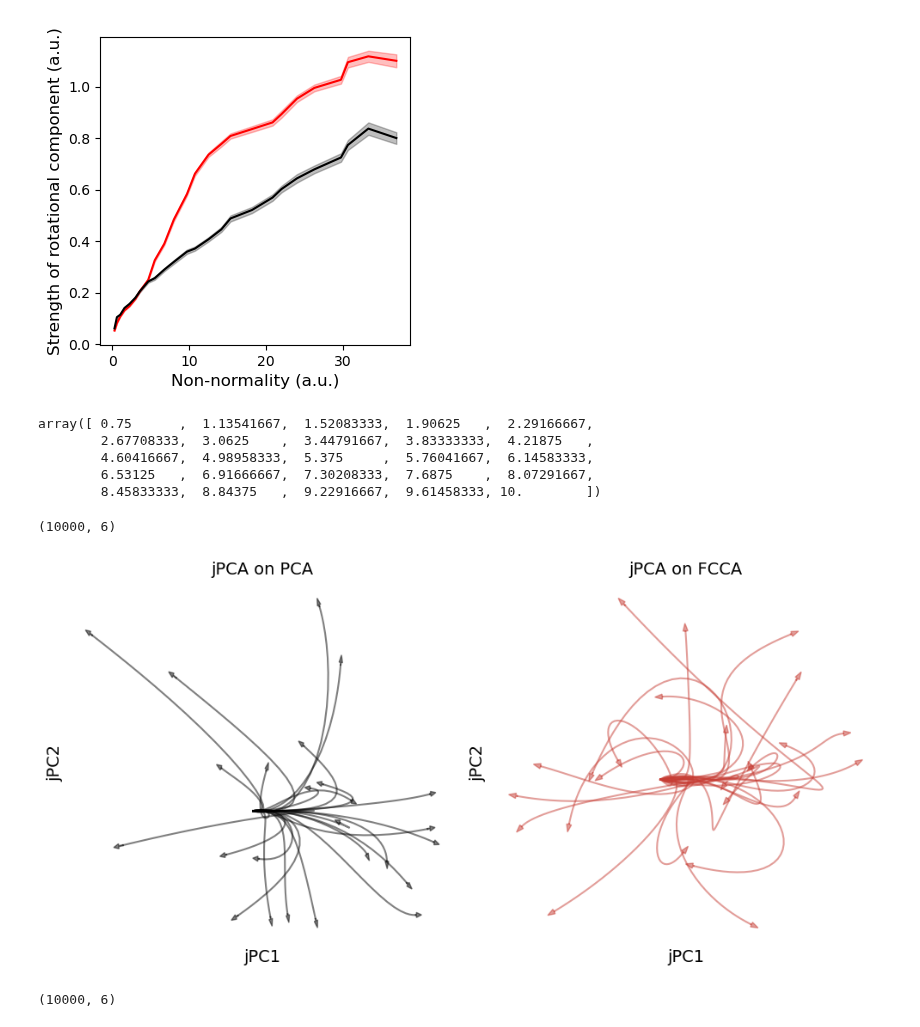
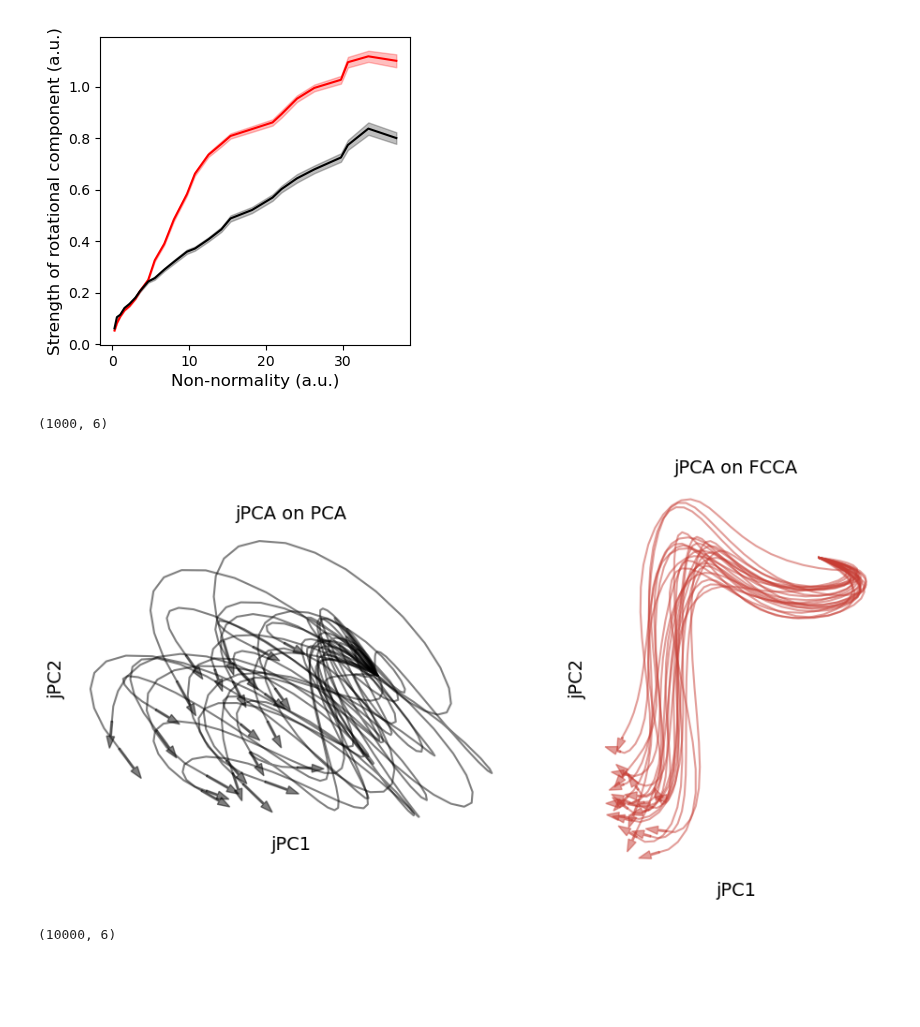
Before and after one commit to BouchardLab/FCCA_analysis, a Jupyter notebook: notebooks/theory/soc.ipynb, the cells around one changed output. Cells and saved outputs as stored; diff of their text form; code cells hidden in the pictures; blank space fills up the shorter version.

```diff
--- a/notebooks/theory/soc.ipynb
+++ b/notebooks/theory/soc.ipynb
@@ -384,7 +384,7 @@ for rep in range(reps):
             nn[rep, i, j, 0] = np.linalg.norm(A @ A.T - A.T @ A)
 
             # Solve for the exact covarinace function and evaluate it at intervals of dt
-            Pi = scipy.linalg.solve_continuous_lyapunov(A, -np.eye(A.shape[0]))
+            Pi = scipy.linalg.solve_chontinuous_lyapunov(A, -np.eye(A.shape[0]))
             t_ = [j * dt for j in range(10)]
             cross_covs = [scipy.linalg.expm(tau * A) @ Pi for tau in t_]
 
@@ -589,27 +589,19 @@ def gen_activity(A, T, h):
 
     # G: linear i.i.d noise with sigma
     def g_(x, t):
-        return 0.1*np.eye(A.shape[0])
+        return 0.25*np.eye(A.shape[0])
 
     # Generate random initial condition and then integrate over the desired time period
     tspace = np.linspace(0, T, int(T/h))
 
-    x0 = np.ones(size=(A.shape[0],))
+    x0 = np.ones(A.shape[0])
 
     return sdeint.itoSRI2(f_, g_, x0, tspace)
-# %%
-R
-# %% [output]
-array([ 0.75      ,  1.13541667,  1.52083333,  1.90625   ,  2.29166667,
-        2.67708333,  3.0625    ,  3.44791667,  3.83333333,  4.21875   ,
-        4.60416667,  4.98958333,  5.375     ,  5.76041667,  6.14583333,
-        6.53125   ,  6.91666667,  7.30208333,  7.6875    ,  8.07291667,
-        8.45833333,  8.84375   ,  9.22916667,  9.61458333, 10.        ])
 # %%
 # Plot trajectories from the systems towards the end of the curves
-
+R = np.unique(df['R'].values)
 # Get the A matrix associated with the
-df_ = apply_df_filters(df, R=R[10])
+df_ = apply_df_filters(df, R=R[20])
 A = df_.iloc[0]['A']
 d = 6
 dt = 1
@@ -642,14 +634,14 @@ from scipy.ndimage import gaussian_filter1d
 # %%
 xpca[0].shape
 # %% [output]
-(10000, 6)
+(1000, 6)
 # %%
 ############## Trajectory Plots #################
 fig, ax = plt.subplots(1, 2, figsize=(10, 5))
 
 for i in range(0, 25):
 
-    trajectory = gaussian_filter1d(xpca[i][0:25, :], sigma=6, axis=0)
+    trajectory = gaussian_filter1d(xpca[i][0:100, :], sigma=5, axis=0)[0:40]
 
     # Center and normalize trajectories
     trajectory -= trajectory[0]
@@ -661,7 +653,7 @@ for i in range(0, 25):
     # Rotate *clockwise* by theta
     R = lambda theta: np.array([[np.cos(-1*theta), -np.sin(-theta)], \
                                     [np.sin(-theta), np.cos(theta)]])
-    trajectory = np.array([R(theta0) @ t[0:2] for t in trajectory])
+    #trajectory = np.array([R(theta0) @ t[0:2] for t in trajectory])
 
     ax[0].plot(trajectory[:, 0], trajectory[:, 1], 'k', alpha=0.5)
     ax[0].arrow(trajectory[-1, 0], trajectory[-1, 1],
@@ -669,16 +661,16 @@ for i in range(0, 25):
                 head_width=0.005, color="k", alpha=0.5)
 
 
-    trajectory = gaussian_filter1d(xfca[i][0:50, :], sigma=10, axis=0)
+    trajectory = gaussian_filter1d(xfca[i][0:100, :], sigma=5, axis=0)[0:40]
 
     # Center trajectories
     trajectory -= trajectory[0]
     trajectory /= np.linalg.norm(trajectory)
 
     # Rotate trajectory so that the first 5 timesteps all go off at the same angle
-    theta0 = np.arctan2(trajectory[15, 1], trajectory[15, 0])
+    theta0 = np.arctan2(trajectory[5, 1], trajectory[5, 0])
 
-    trajectory = np.array([R(theta0) @ t[0:2] for t in trajectory])
+    #trajectory = np.array([R(theta0) @ t[0:2] for t in trajectory])
 
     ax[1].plot(trajectory[:, 0], trajectory[:, 1], '#c73d34', alpha=0.5)
     ax[1].arrow(trajectory[-1, 0], trajectory[-1, 1],
@@ -693,32 +685,36 @@ for i in range(0, 25):
 
 # ax[0].set_xlim([-0.3, 0.3])
 # ax[1].set_xlim([-0.3, 0.3])
 
 # ax[0].set_ylim([-0.3, 0.3])
 # ax[1].set_ylim([-0.3, 0.3])
+
+ax[0].set_aspect('equal')
+ax[1].set_aspect('equal')
 
 ax[0].set_title('jPCA on PCA', fontsize=14)
 ax[0].set_ylabel('jPC2', fontsize=14)
 ax[0].set_xlabel('jPC1', fontsize=14)
 
 ax[1].set_title('jPCA on FCCA', fontsize=14)
 ax[1].set_ylabel('jPC2', fontsize=14)
 ax[1].set_xlabel('jPC1', fontsize=14)
 
 ax[0].spines['right'].set_color('none')
 ax[0].spines['top'].set_color('none')
 ax[0].spines['left'].set_color('none')
 ax[0].spines['bottom'].set_color('none')
 ax[0].set_xticks([])
 ax[0].set_yticks([])
 
 ax[1].spines['right'].set_color('none')
 ax[1].spines['top'].set_color('none')
 ax[1].spines['left'].set_color('none')
 ax[1].spines['bottom'].set_color('none')
 ax[1].set_xticks([])
 ax[1].set_yticks([])
 fig.tight_layout()
+fig.savefig('/home/akumar/nse/neural_control/figs/synth/trajectories.pdf', bbox_inches='tight', pad_inches=0)
 # %% [output]
-[figure, old version]
+[figure, new version]
 # %%
```
Also changed, not shown: parts of 2 cells of this notebook, 10 other files.
